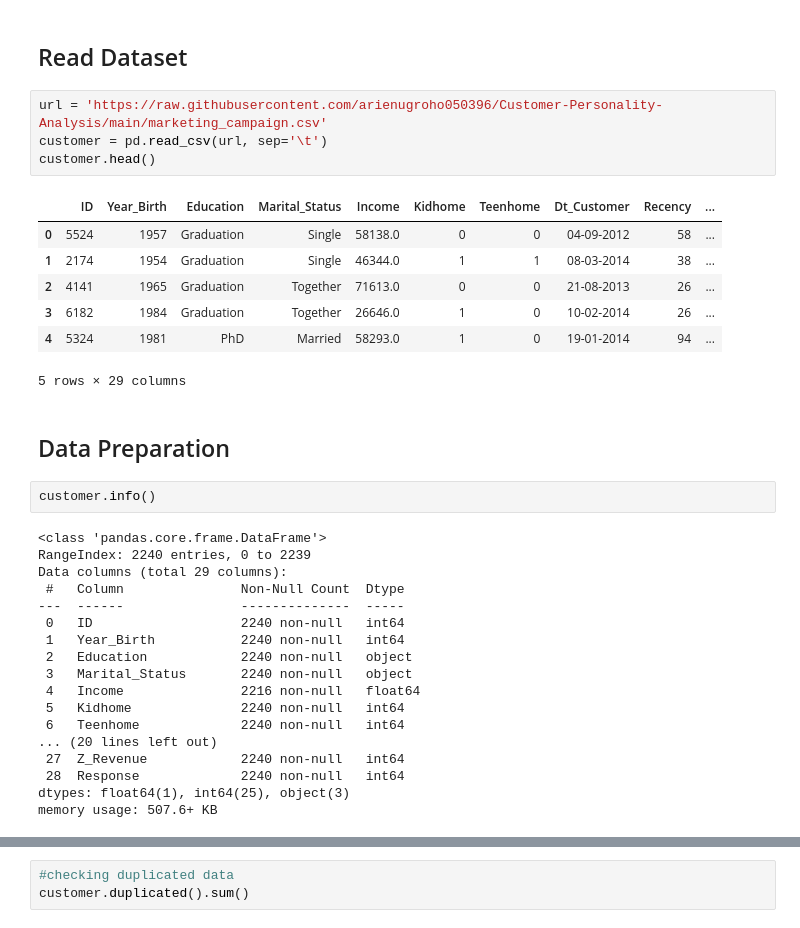
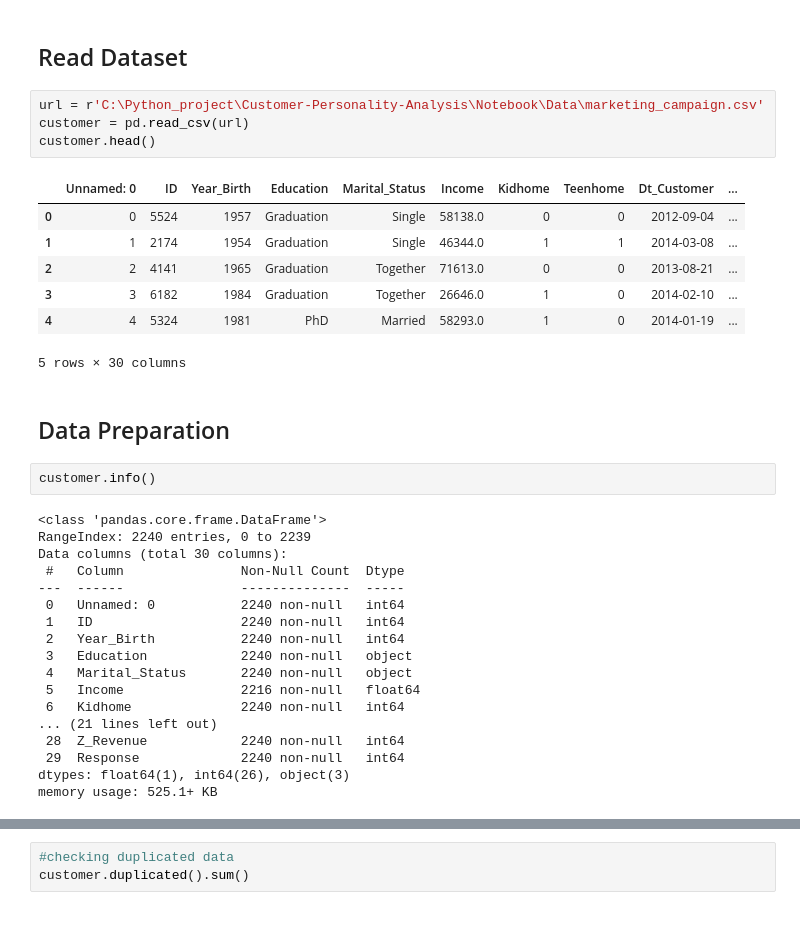
Before and after one commit to shashank297/Customer-Personality-Analysis, a Jupyter notebook: Notebook/Customer Personality Analysis Fix.ipynb, the cells around one changed output, grey strips where cells are left out. Drawn from its saved outputs; the diff is of its cells as text.

```diff
--- a/Notebook/Customer Personality Analysis Fix.ipynb
+++ b/Notebook/Customer Personality Analysis Fix.ipynb
@@ -23,17 +23,17 @@ import plotly.express as px
 # %% [markdown]
 ## Read Dataset
 # %%
-url = 'https://raw.githubusercontent.com/arienugroho050396/Customer-Personality-Analysis/main/marketing_campaign.csv'
-customer = pd.read_csv(url, sep='\t')
+url = r'C:\Python_project\Customer-Personality-Analysis\Notebook\Data\marketing_campaign.csv'
+customer = pd.read_csv(url)
 customer.head()
 # %% [output]
-|  | ID | Year_Birth | Education | Marital_Status | Income | Kidhome | Teenhome | Dt_Customer | Recency | ... |
-| 0 | 5524 | 1957 | Graduation | Single | 58138.0 | 0 | 0 | 04-09-2012 | 58 | ... |
-| 1 | 2174 | 1954 | Graduation | Single | 46344.0 | 1 | 1 | 08-03-2014 | 38 | ... |
-| 2 | 4141 | 1965 | Graduation | Together | 71613.0 | 0 | 0 | 21-08-2013 | 26 | ... |
-| 3 | 6182 | 1984 | Graduation | Together | 26646.0 | 1 | 0 | 10-02-2014 | 26 | ... |
-| 4 | 5324 | 1981 | PhD | Married | 58293.0 | 1 | 0 | 19-01-2014 | 94 | ... |
+|  | Unnamed: 0 | ID | Year_Birth | Education | Marital_Status | Income | Kidhome | Teenhome | Dt_Customer | ... |
+| 0 | 0 | 5524 | 1957 | Graduation | Single | 58138.0 | 0 | 0 | 2012-09-04 | ... |
+| 1 | 1 | 2174 | 1954 | Graduation | Single | 46344.0 | 1 | 1 | 2014-03-08 | ... |
+| 2 | 2 | 4141 | 1965 | Graduation | Together | 71613.0 | 0 | 0 | 2013-08-21 | ... |
+| 3 | 3 | 6182 | 1984 | Graduation | Together | 26646.0 | 1 | 0 | 2014-02-10 | ... |
+| 4 | 4 | 5324 | 1981 | PhD | Married | 58293.0 | 1 | 0 | 2014-01-19 | ... |
-5 rows × 29 columns
+5 rows × 30 columns
 # %% [markdown]
 ## Data Preparation
 # %%
@@ -41,21 +41,21 @@ customer.info()
 # %% [output]
 <class 'pandas.core.frame.DataFrame'>
 RangeIndex: 2240 entries, 0 to 2239
-Data columns (total 29 columns):
+Data columns (total 30 columns):
  #   Column               Non-Null Count  Dtype
 ---  ------               --------------  -----
- 0   ID                   2240 non-null   int64
- 1   Year_Birth           2240 non-null   int64
- 2   Education            2240 non-null   object
- 3   Marital_Status       2240 non-null   object
- 4   Income               2216 non-null   float64
- 5   Kidhome              2240 non-null   int64
- 6   Teenhome             2240 non-null   int64
-... (20 lines left out)
- 27  Z_Revenue            2240 non-null   int64
- 28  Response             2240 non-null   int64
-dtypes: float64(1), int64(25), object(3)
-memory usage: 507.6+ KB
+ 0   Unnamed: 0           2240 non-null   int64
+ 1   ID                   2240 non-null   int64
+ 2   Year_Birth           2240 non-null   int64
+ 3   Education            2240 non-null   object
+ 4   Marital_Status       2240 non-null   object
+ 5   Income               2216 non-null   float64
+ 6   Kidhome              2240 non-null   int64
+... (21 lines left out)
+ 28  Z_Revenue            2240 non-null   int64
+ 29  Response             2240 non-null   int64
+dtypes: float64(1), int64(26), object(3)
+memory usage: 525.1+ KB
 # %%
 customer.describe()
 # %% [output]
```
Also changed, not shown: parts of 7 cells of this notebook, 2 other files.
